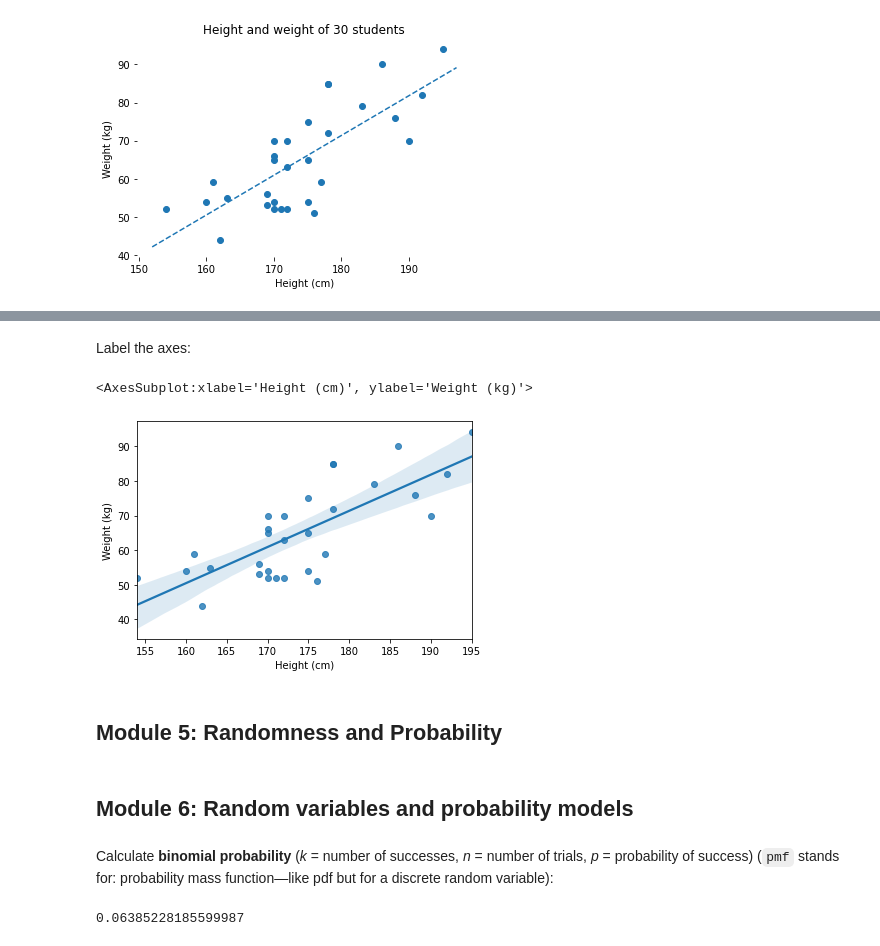
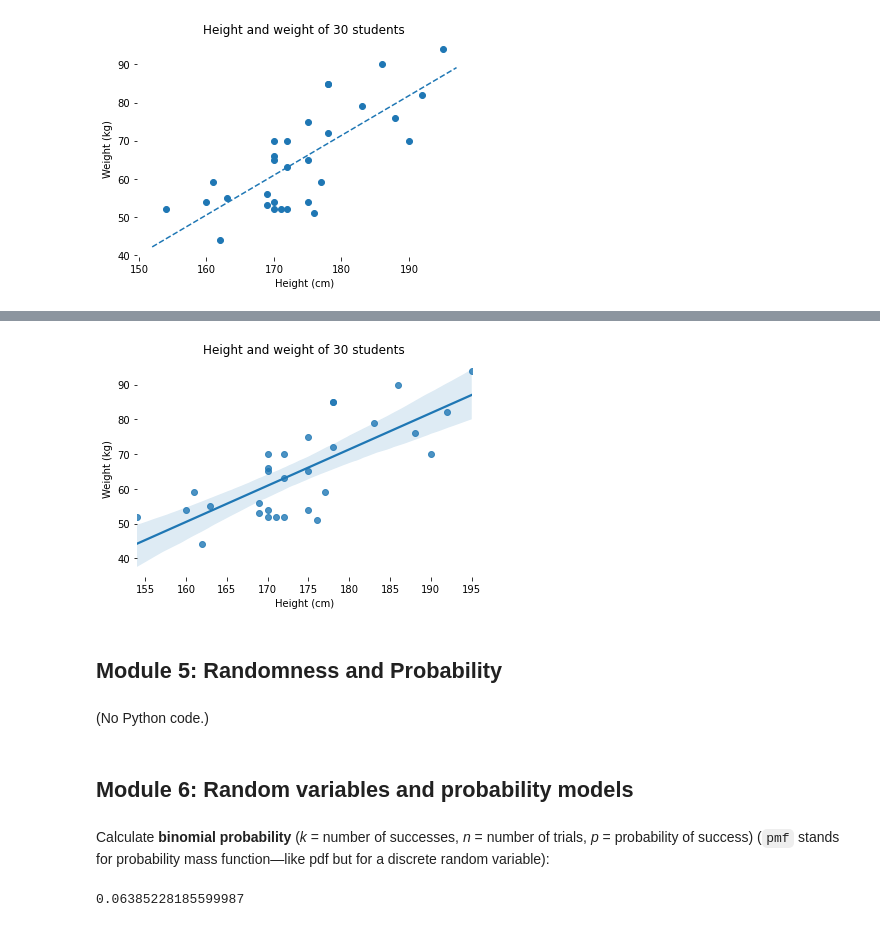
Before and after one commit to luc-hens/luc-hens.github.io, a Jupyter notebook: Statistics-I-using-Python.ipynb, the cells around one changed output, grey strips where cells are left out. Cells and saved outputs as stored; diff of their text form; code cells hidden in the pictures.

```diff
--- a/Statistics-I-using-Python.ipynb
+++ b/Statistics-I-using-Python.ipynb
@@ -669,17 +671,21 @@ plt.show()
-# %% [markdown]
-Label the axes:
-# %%
-x, y = pd.Series(df.height, name="Height (cm)"), pd.Series(df.weight, name="Weight (kg)")
-sns.regplot(x=x,y=y, data=df)
-# %% [output]
-<AxesSubplot:xlabel='Height (cm)', ylabel='Weight (kg)'>
-[figure, removed]
+# %%
+import seaborn as sns
+sns.regplot(x=df.height,y=df.weight, data=df) # regplot: regression plot
+plt.box(False)             # get rid of the box
+plt.title("Height and weight of 30 students") # add title
+plt.xlabel("Height (cm)")  # add label to x-axis
+plt.ylabel("Weight (kg)")  # add label to y-axis
+plt.show()
+# %% [output]
+[figure, added]
 # %% [markdown]
 ##  Module 5: Randomness and Probability
+# %% [markdown]
+(No Python code.)
 # %% [markdown]
 ## Module 6: Random variables and probability models
 # %% [markdown]
-Calculate **binomial probability** (*k* = number of successes, *n* = number of trials, *p* = probability of success) (`pmf` stands for: probability mass function—like pdf but for a discrete random variable):
+Calculate **binomial probability** (*k* = number of successes, *n* = number of trials, *p* = probability of success) (`pmf` stands for probability mass function—like pdf but for a discrete random variable):
 # %%
 # calculate binomial probability (k= number of successes, n = number of trials, p = probability of success)
 from scipy.stats import binom
```
Also changed, not shown: parts of 17 cells of this notebook, 1 other file.
